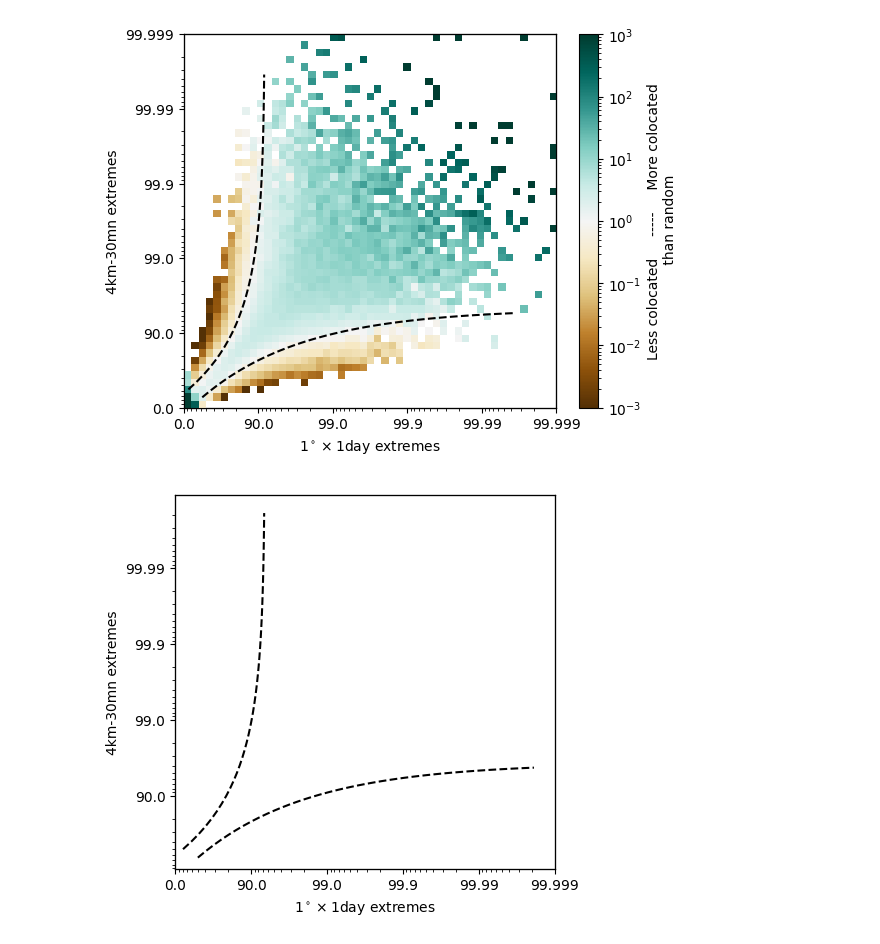
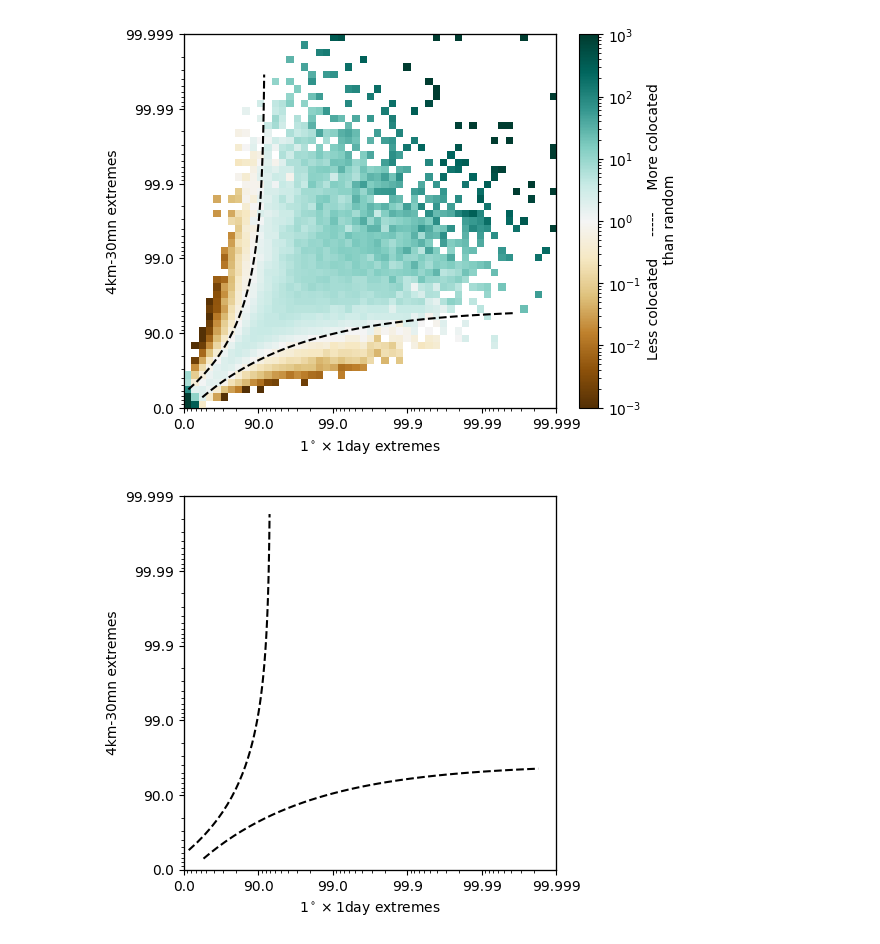
Before and after one commit to bfildier/explore-multiscale-extremes, a Jupyter notebook: scripts/explore_multiscale_extremes.ipynb, the cells around one changed output. Saved outputs shown, nothing was run; the diff lists cells and outputs as text; code cells hidden in the pictures.

Commit message:
update density figure

```diff
--- a/scripts/explore_multiscale_extremes.ipynb
+++ b/scripts/explore_multiscale_extremes.ipynb
@@ -377,7 +377,7 @@ plt.savefig(os.path.join(figdir,'norm_density_max_vs_mean_prec_extremes_Y_branch
 # %%
 # Show normalized density with branches fitted -- black
 
-fig, ax = plt.subplots(nrows=1,ncols=1,figsize=(4.9,4.85))
+fig, ax = plt.subplots(nrows=1,ncols=1,figsize=(4.8,4.85))
 
 Z = jdist_prec.norm_density.T
 
@@ -394,32 +394,32 @@ ax = setFrameIL(ax, dist_mean_prec.ranks, dist_max_prec.ranks,aspect=aspect)
 ax.set_xlabel(r"1$^\circ\times 1$day extremes")
 ax.set_ylabel(r"4km-30mn extremes")
 ax.set_aspect(aspect)
 # ax.set_title(title)
 
 # -- Density
-pcm = showJointHistogram(ax_show, np.full((40,40),np.nan), scale=scale, vmin=vbds[0], vmax=vbds[1], cmap=cmap)
+pcm = showJointHistogram(ax_show, np.full((50,50),np.nan), scale=scale, vmin=vbds[0], vmax=vbds[1], cmap=cmap)
 cont = measure.find_contours(Z, 1)
 
 # -- Branches
 N = 60
 # fit
 popt_1, x_1, y_1, popt_2, x_2, y_2, func = fitBranches(cont,N)
 x_branch_2 = y_branch_1 = np.linspace(2,45,45)
 y_branch_2 = func(x_branch_2,*popt_2)
 x_branch_1 = func(y_branch_1,*popt_1)
 
 # show
 ax_show.plot(x_branch_1,y_branch_1,'k--')
 ax_show.plot(x_branch_2,y_branch_2,'k--')
 
 # ax_show.plot(x_1,y_1,'b')
 # ax_show.plot(x_2,y_2,'r')
 
 
 # cb = fig.colorbar(pcm, ax=ax_show)
 # # cb.set_label('Normalized density')
 # cb.set_label('Less colocated     -----     More colocated\n than random')
 
 plt.savefig(os.path.join(figdir,'Y_branches_max_vs_mean_prec_extremes.pdf'),bbox_inches='tight')
 # %% [output]
-[figure, old version]
+[figure, new version]
```
Also changed, not shown: 1 other file.
